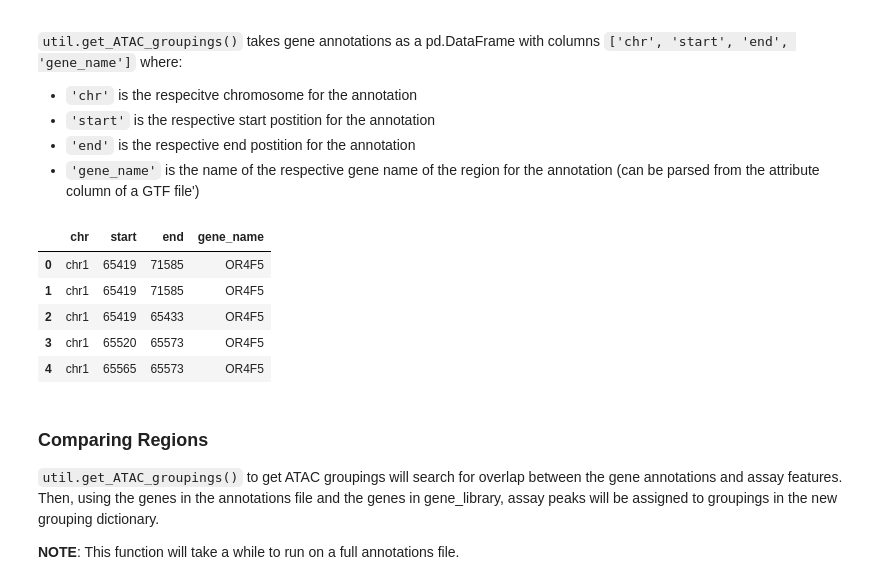
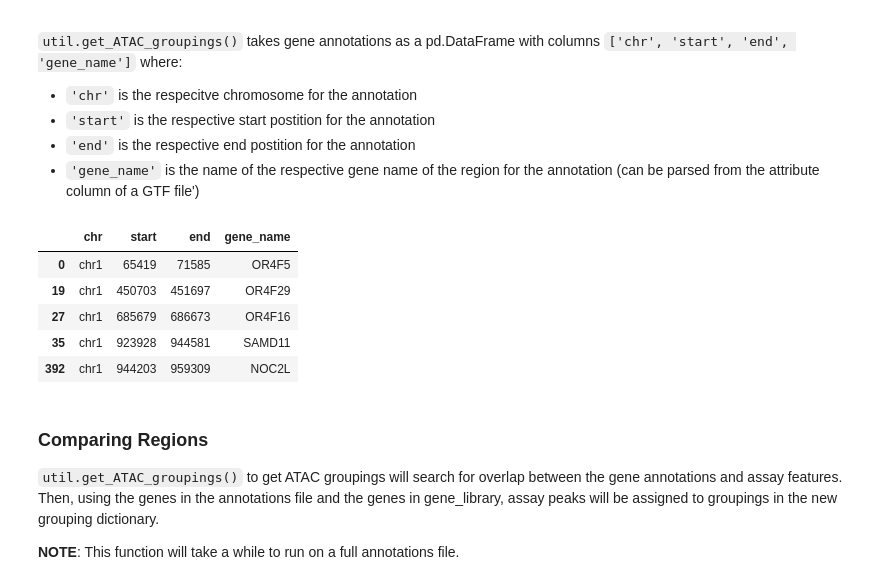
Before and after one commit to ohsu-cedar-comp-hub/scMKL, a Jupyter notebook: example/getting_ATAC_groupings.ipynb, the cells around one changed output. Saved outputs shown, nothing was run; the diff lists cells and outputs as text; code cells hidden in the pictures.

Commit message:
Fixed Optimize_Alpha parameter descriptions in tutorials, changed grouping dict description in multimodal_analysis.ipynb, added feature filtering by gene for GTF to getting_ATAC_groupings.ipynb

```diff
--- a/example/getting_ATAC_groupings.ipynb
+++ b/example/getting_ATAC_groupings.ipynb
@@ -32,27 +32,28 @@ gene_annotations.columns = ['chr', 'source', 'feature', 'start', 'end', 'score',
 - `'end'` is the respective end postition for the annotation
 - `'gene_name'` is the name of the respective gene name of the region for the annotation (can be parsed from the attribute column of a GTF file')
 # %%
-# Removing annotations from GTF data that are not protein_coding
+# Removing annotations from GTF data that are not protein_coding and filtering to only gene features
 gene_annotations = gene_annotations[gene_annotations['attribute'].str.contains('protein_coding')]
+gene_annotations = gene_annotations[gene_annotations['feature'] == 'gene']
 
 # Parsing attribute column for gene name and adding it to gene_annotations DataFrame
 gene_annotations['gene_name'] = [re.findall(r'(?<=gene_name ")[A-z0-9]+', attr)[0] for attr in gene_annotations['attribute']]
 
 # Removing non-essential columns
 gene_annotations = gene_annotations[['chr', 'start', 'end', 'gene_name']]
 
 # Ensuring start and end columns are integers for region comparison
 gene_annotations['start'] = gene_annotations['start'].astype(int)
 gene_annotations['end'] = gene_annotations['end'].astype(int)
 
 gene_annotations.head()
 # %% [output]
 |  | chr | start | end | gene_name |
 | 0 | chr1 | 65419 | 71585 | OR4F5 |
-| 1 | chr1 | 65419 | 71585 | OR4F5 |
-| 2 | chr1 | 65419 | 65433 | OR4F5 |
-| 3 | chr1 | 65520 | 65573 | OR4F5 |
-| 4 | chr1 | 65565 | 65573 | OR4F5 |
+| 19 | chr1 | 450703 | 451697 | OR4F29 |
+| 27 | chr1 | 685679 | 686673 | OR4F16 |
+| 35 | chr1 | 923928 | 944581 | SAMD11 |
+| 392 | chr1 | 944203 | 959309 | NOC2L |
 # %% [markdown]
 ### Comparing Regions
 `util.get_ATAC_groupings()` to get ATAC groupings will search for overlap between the gene annotations and assay features. Then, using the genes in the annotations file and the genes in gene_library, assay peaks will be assigned to groupings in the new grouping dictionary.
```
Also changed, not shown: 3 other files.
